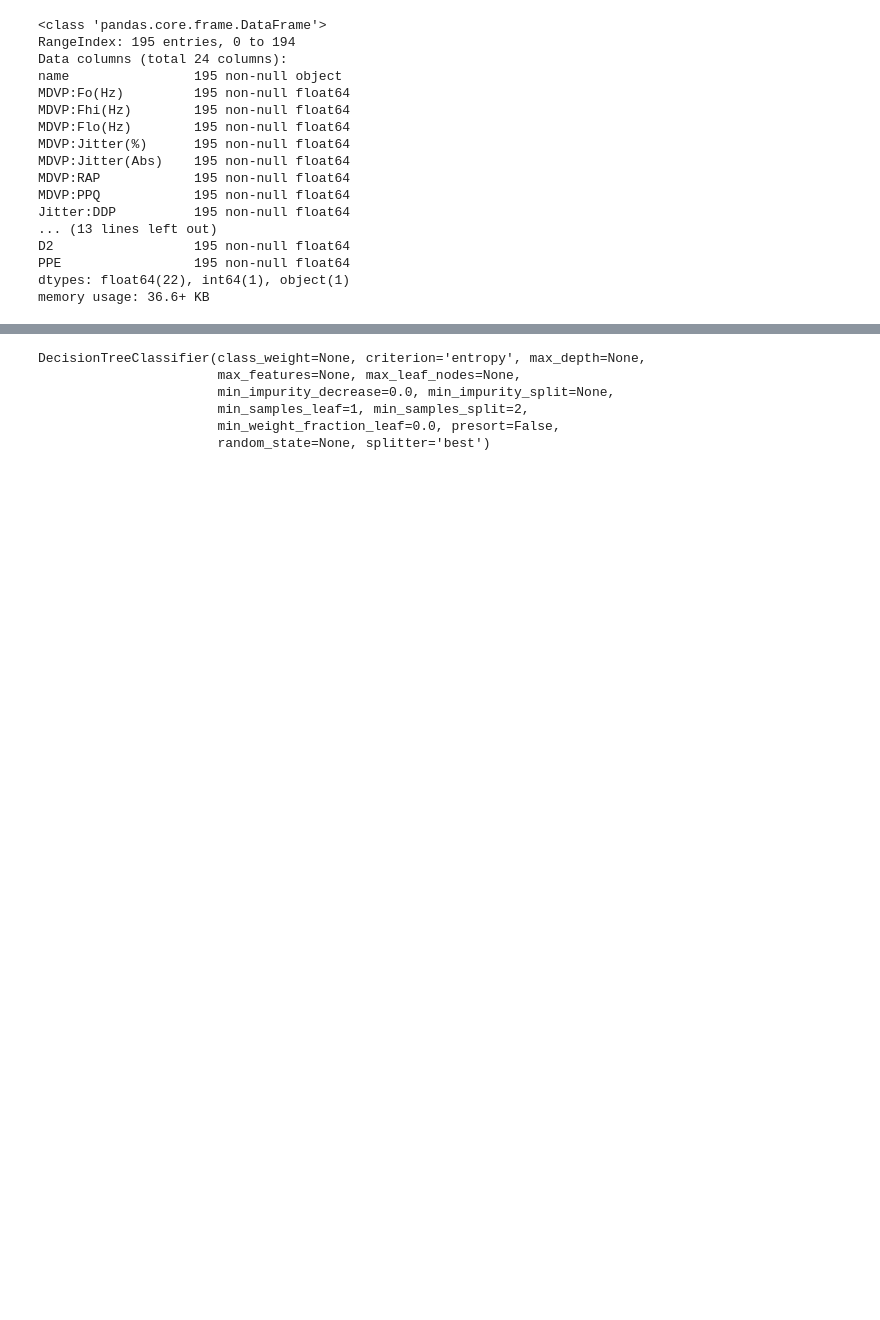
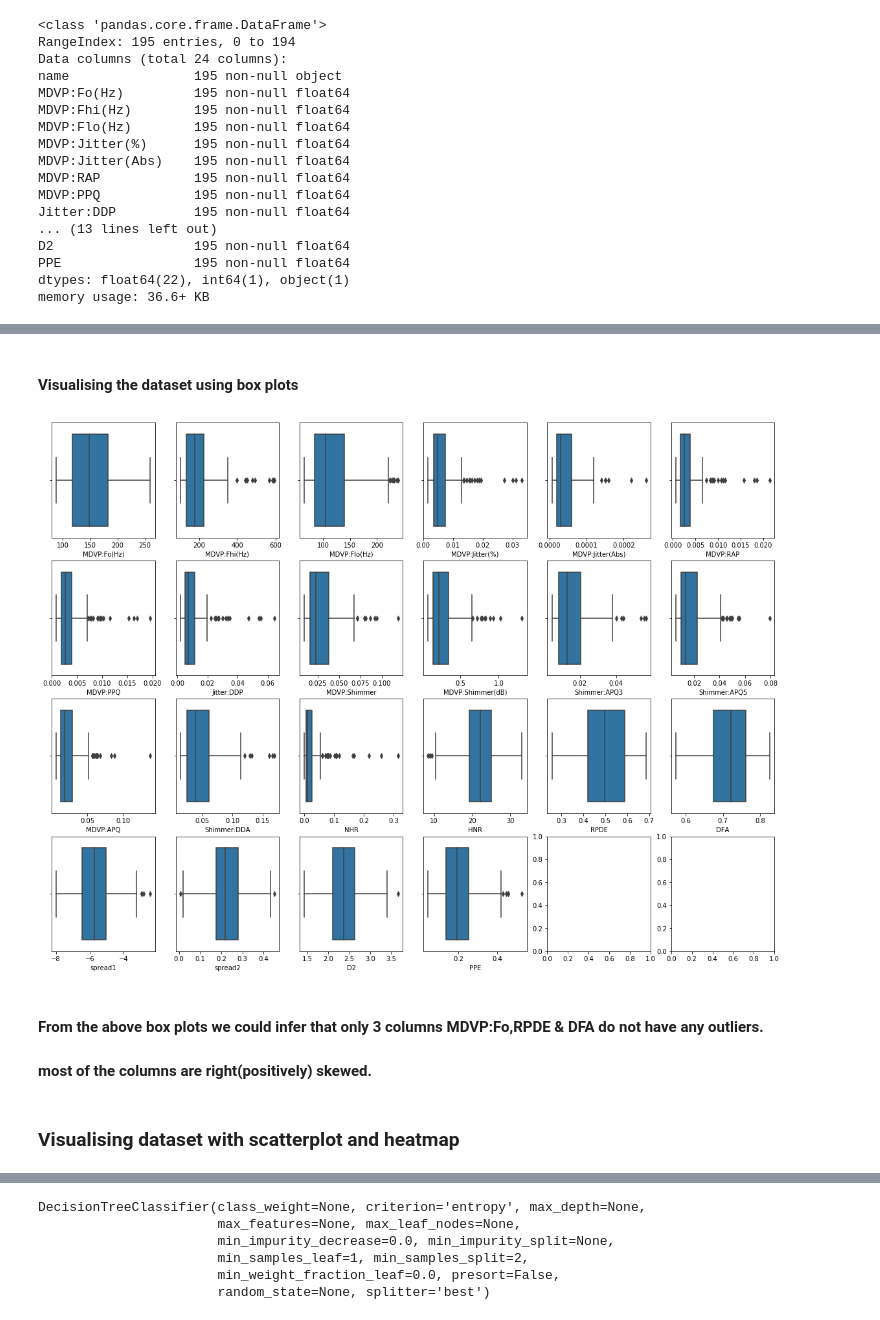
Before and after one commit to ganeshkrish85/bancstack, a Jupyter notebook: Ensemble_R4_Project1_mpg.ipynb, the cells around one changed output, grey strips where cells are left out. Saved outputs shown, nothing was run; the diff lists cells and outputs as text; code cells hidden in the pictures; blank space fills up the shorter version.

```diff
--- a/Ensemble_R4_Project1_mpg.ipynb
+++ b/Ensemble_R4_Project1_mpg.ipynb
@@ -353,3 +50,37 @@ park.head(2)
+# %% [markdown]
+#### Visualising the dataset using box plots
+# %%
+f,axes=plt.subplots(4,6,figsize=(20,15))
+sns.boxplot(park['MDVP:Fo(Hz)'],ax=axes[0,0])
+sns.boxplot(park['MDVP:Fhi(Hz)'],ax=axes[0,1])
+sns.boxplot(park['MDVP:Flo(Hz)'],ax=axes[0,2])
+sns.boxplot(park['MDVP:Jitter(%)'],ax=axes[0,3])
+sns.boxplot(park['MDVP:Jitter(Abs)'],ax=axes[0,4])
+sns.boxplot(park['MDVP:RAP'],ax=axes[0,5])
+sns.boxplot(park['MDVP:PPQ'],ax=axes[1,0])
+sns.boxplot(park['Jitter:DDP'],ax=axes[1,1])
+sns.boxplot(park['MDVP:Shimmer'],ax=axes[1,2])
+sns.boxplot(park['MDVP:Shimmer(dB)'],ax=axes[1,3])
+sns.boxplot(park['Shimmer:APQ3'],ax=axes[1,4])
+sns.boxplot(park['Shimmer:APQ5'],ax=axes[1,5])
+sns.boxplot(park['MDVP:APQ'],ax=axes[2,0])
+sns.boxplot(park['Shimmer:DDA'],ax=axes[2,1])
+sns.boxplot(park['NHR'],ax=axes[2,2])
+sns.boxplot(park['HNR'],ax=axes[2,3])
+sns.boxplot(park['RPDE'],ax=axes[2,4])
+sns.boxplot(park['DFA'],ax=axes[2,5])
+sns.boxplot(park['spread1'],ax=axes[3,0])
+sns.boxplot(park['spread2'],ax=axes[3,1])
+sns.boxplot(park['D2'],ax=axes[3,2])
+sns.boxplot(park['PPE'],ax=axes[3,3])
+plt.show()
+# %% [output]
+[figure, added]
+# %% [markdown]
+#### From the above box plots we could infer that only 3 columns MDVP:Fo,RPDE & DFA do not have any outliers.
+#### most of the columns are right(positively) skewed.
+# %% [markdown]
+### Visualising dataset with scatterplot and heatmap
 # %%
 sns.pairplot(park, diag_kind = 'kde', hue = "status")
 # %% [output]
```
Also changed, not shown: parts of 112 cells of this notebook, 1 other file.
